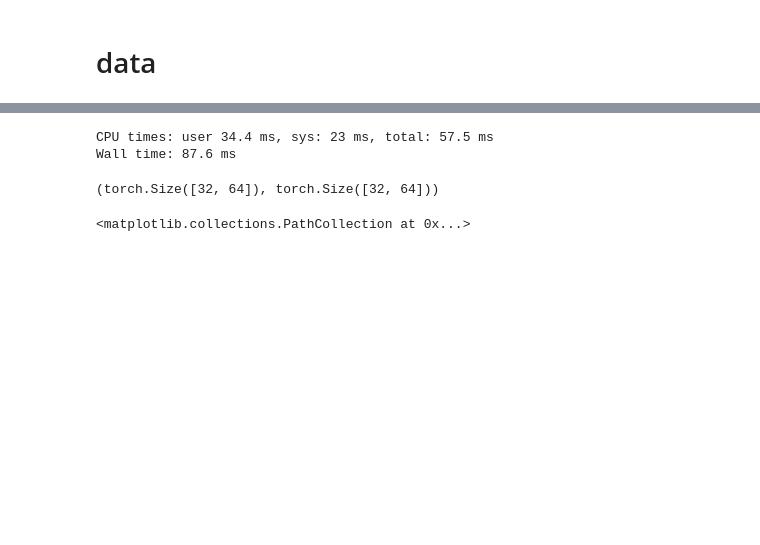
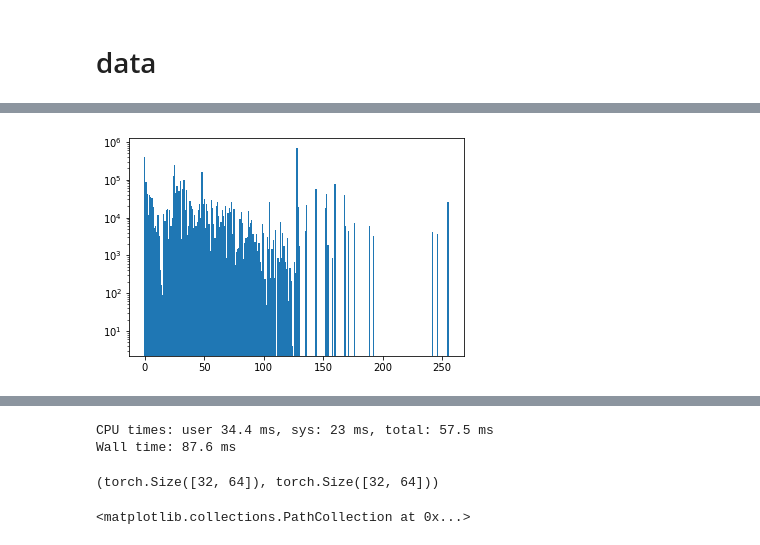
Before and after one commit to Intelligent-Instruments-Lab/iil-python-tools, a Jupyter notebook: notepredictor/notebook/midi.ipynb, the cells around one changed output, grey strips where cells are left out. Drawn from its saved outputs; the diff is of its cells as text; code cells hidden in the pictures; blank space fills up the shorter version.

```diff
--- a/notepredictor/notebook/midi.ipynb
+++ b/notepredictor/notebook/midi.ipynb
@@ -23,0 +126,7 @@ from notepredictor.distributions import CensoredMixtureLogistic
+# %%
+p, count = np.unique(prog, return_counts=True)
+plt.bar(p, count, width=1)
+# plt.xscale('log')
+plt.yscale('log')
+# %% [output]
+[figure, added]
```
Also changed, not shown: parts of 38 cells of this notebook, 4 other files.
